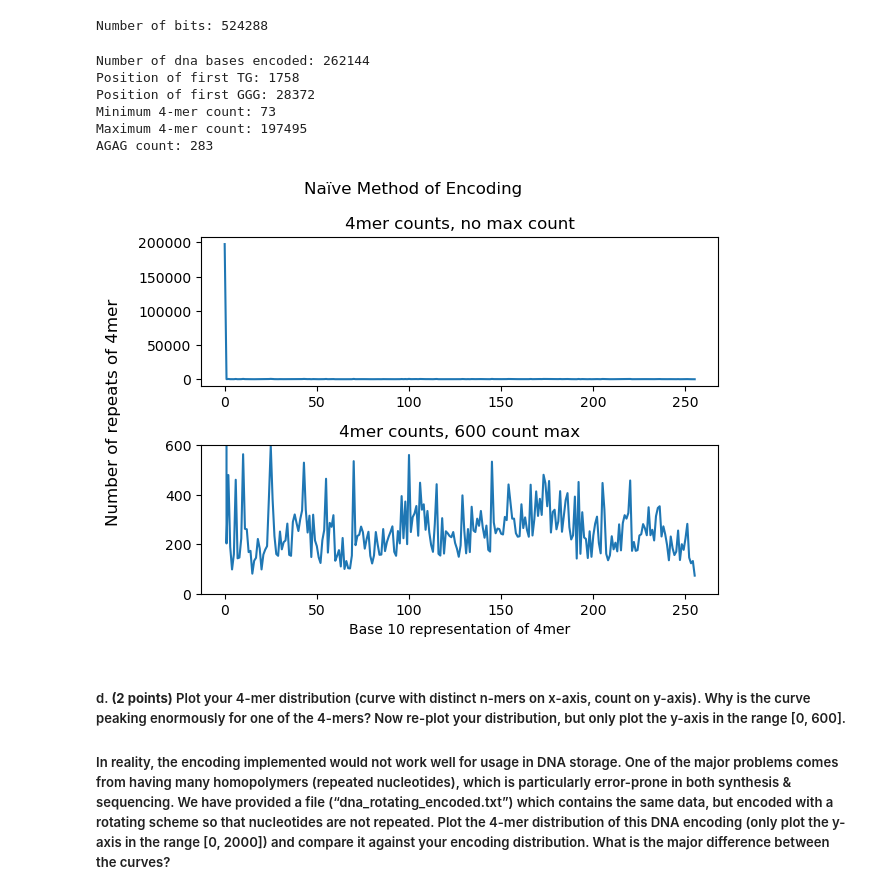
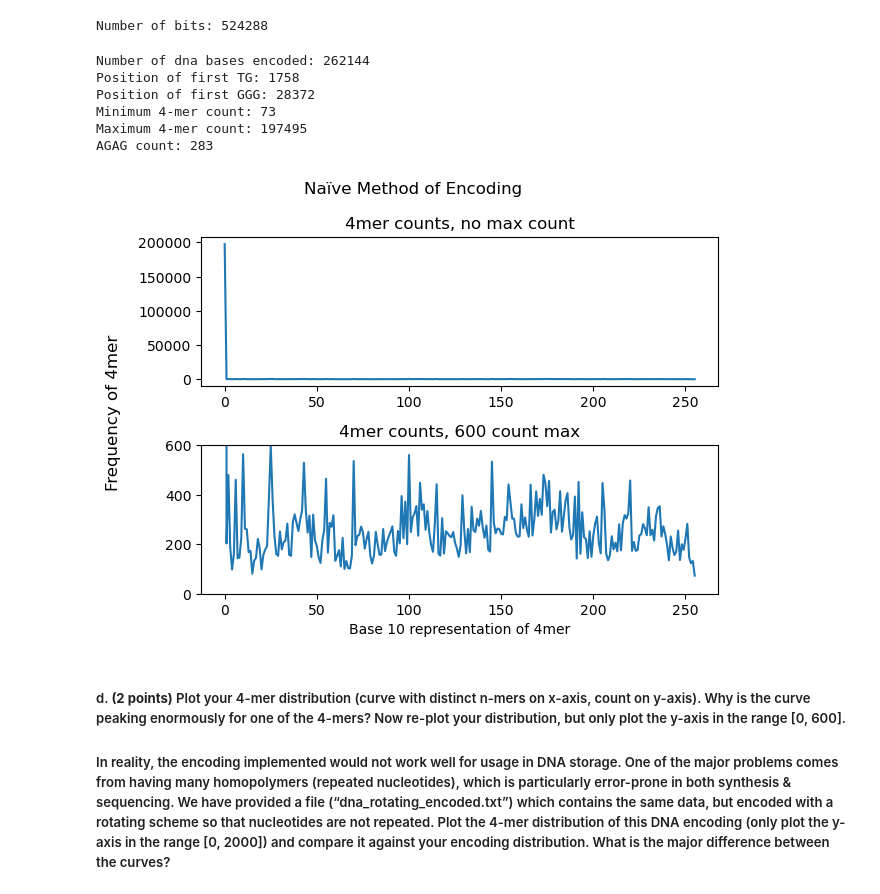
Before and after one commit to istari79/synbio_aut22, a Jupyter notebook: HW1.ipynb, the cells around one changed output. Saved outputs shown, nothing was run; the diff lists cells and outputs as text; code cells hidden in the pictures.

Commit message:
Terminology Change
Number of repeats --> frequency

```diff
--- a/HW1.ipynb
+++ b/HW1.ipynb
@@ -418,35 +418,35 @@ def base10_to_set_length_dna(num, length):
         mod = num % 4
         dna = INDEX_TO_BASE[mod] + dna
         num = int(num / 4)
     return dna
 
 # the names of the 4mers, in order
 # not currently used, but could be put on the x-axis of graphs
 # the issue with that is it is impossible to read any of the names
 mer4_names = [base10_to_set_length_dna(i, 4) for i in range(256)]
 
 # ax1 will not have the 600 count cap, ax2 will.
 fig, axs = plt.subplots(nrows=2,ncols=1)
 
 axs[0].plot(mer4_counts)
 axs[0].set_title("4mer counts, no max count")
 
 axs[1].plot(mer4_counts)
 axs[1].set(ylim=(0,600))
 axs[1].set_title("4mer counts, 600 count max")
 axs[1].set_xlabel("Base 10 representation of 4mer")
 
 fig.suptitle("Naïve Method of Encoding")
-fig.supylabel("Number of repeats of 4mer")
+fig.supylabel("Frequency of 4mer")
 fig.tight_layout()
 # %% [output]
 Number of dna bases encoded: 262144
 Position of first TG: 1758
 Position of first GGG: 28372
 Minimum 4-mer count: 73
 Maximum 4-mer count: 197495
 AGAG count: 283
-[figure, old version]
+[figure, new version]
 # %% [markdown]
 ##### d. **(2 points)** Plot your 4-mer distribution (curve with distinct n-mers on x-axis, count on y-axis). Why is the curve peaking enormously for one of the 4-mers? Now re-plot your distribution, but only plot the y-axis in the range [0, 600]. #####
 
```
Also changed, not shown: parts of 1 cell of this notebook.
